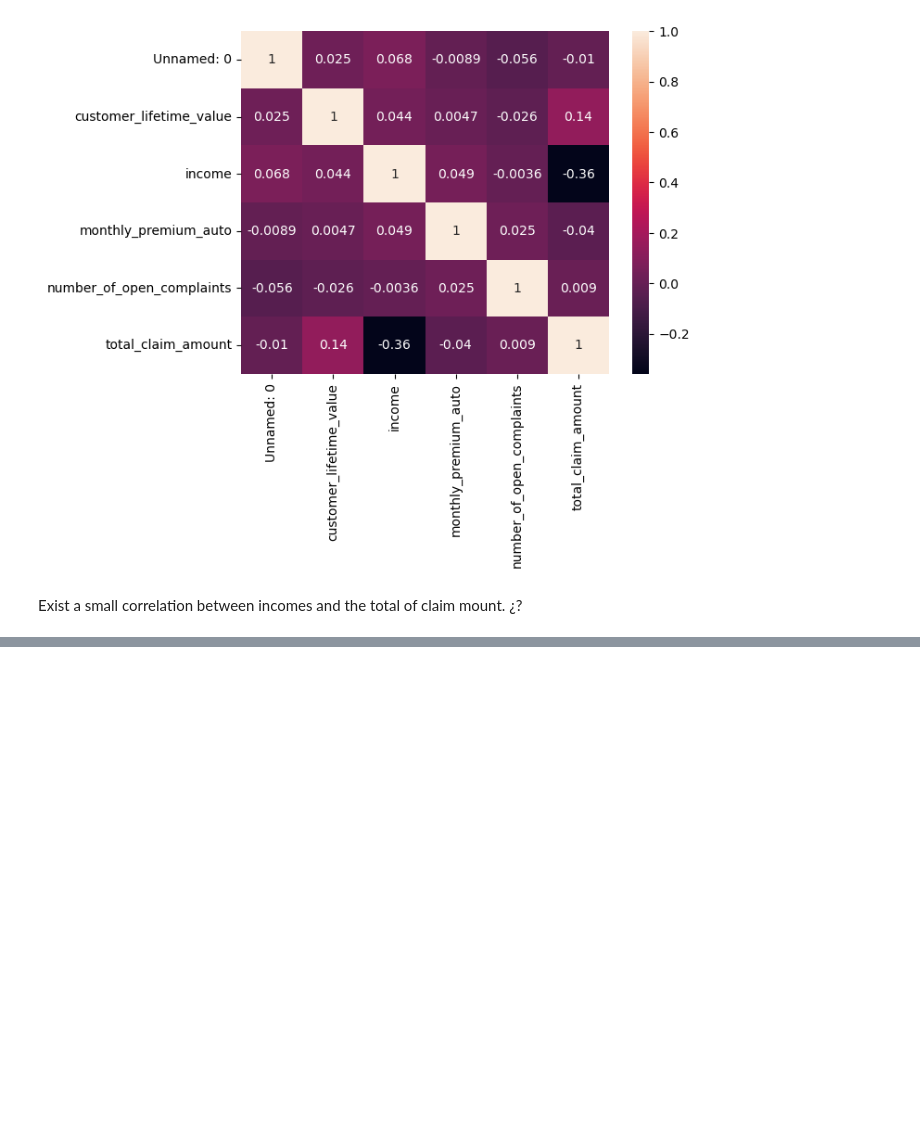
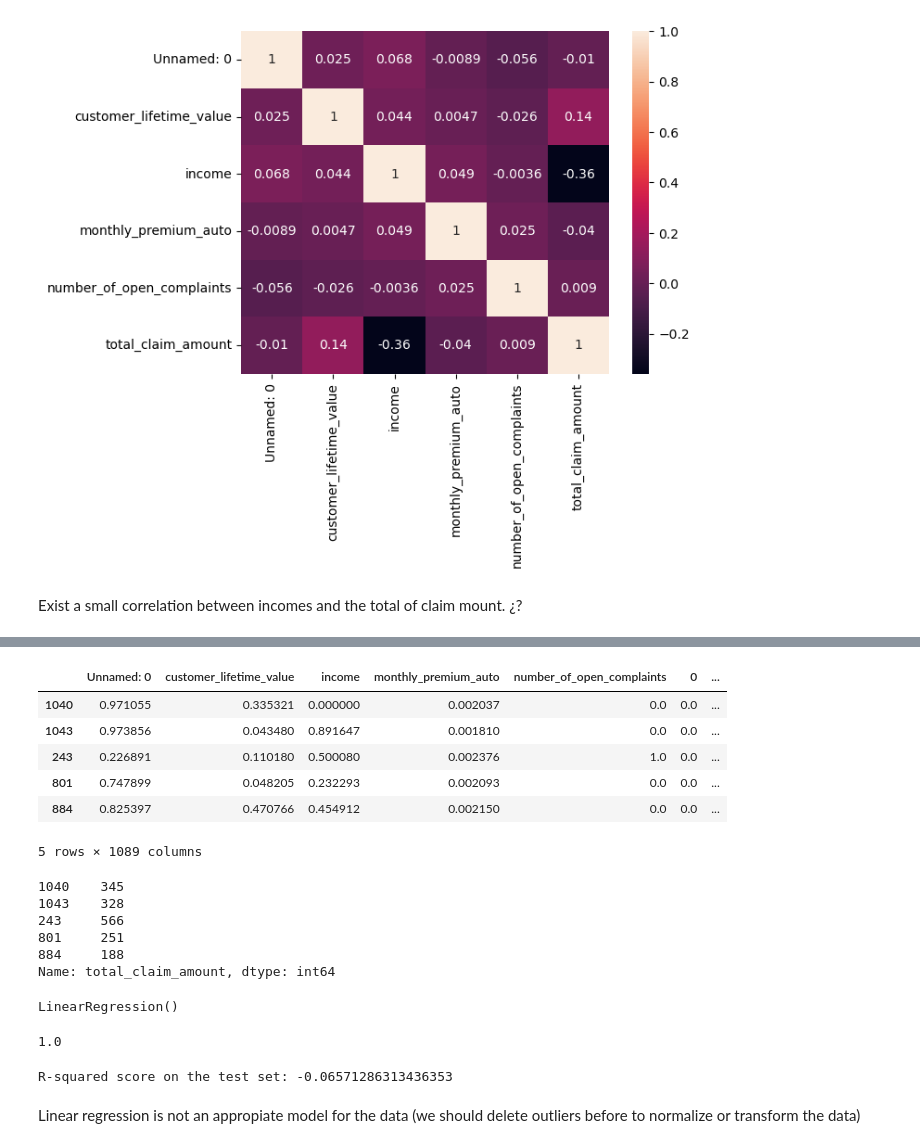
Before and after one commit to katchuli/lab-dw-data-cleaning-and-formatting, a Jupyter notebook: lab-dw-data-cleaning-and-formatting.ipynb, the cells around one changed output, grey strips where cells are left out. Cells and saved outputs as stored; diff of their text form; code cells hidden in the pictures; blank space fills up the shorter version.

```diff
--- a/lab-dw-data-cleaning-and-formatting.ipynb
+++ b/lab-dw-data-cleaning-and-formatting.ipynb
@@ -720,0 +803,3 @@ pd.DataFrame(x_standardized, columns=X_num.columns)
+# %%
+from sklearn.model_selection import train_test_split
+X_train, X_test, y_train, y_test = train_test_split(X, y, test_size=0.2, random_state=42)
@@ -720,0 +816,46 @@ pd.DataFrame(x_standardized, columns=X_num.columns)
+# %%
+X_train.head()
+# %% [output]
+|  | Unnamed: 0 | customer_lifetime_value | income | monthly_premium_auto | number_of_open_complaints | 0 | ... |
+| 1040 | 0.971055 | 0.335321 | 0.000000 | 0.002037 | 0.0 | 0.0 | ... |
+| 1043 | 0.973856 | 0.043480 | 0.891647 | 0.001810 | 0.0 | 0.0 | ... |
+| 243 | 0.226891 | 0.110180 | 0.500080 | 0.002376 | 1.0 | 0.0 | ... |
+| 801 | 0.747899 | 0.048205 | 0.232293 | 0.002093 | 0.0 | 0.0 | ... |
+| 884 | 0.825397 | 0.470766 | 0.454912 | 0.002150 | 0.0 | 0.0 | ... |
+5 rows × 1089 columns
+# %%
+y_train.head()
+# %% [output]
+1040    345
+1043    328
+243     566
+801     251
+884     188
+Name: total_claim_amount, dtype: int64
+# %%
+from sklearn import linear_model
+# Convert feature names to strings
+X_train.columns = X_train.columns.astype(str)
+# Create and fit the linear regression model
+lm = linear_model.LinearRegression()
+lm.fit(X_train, y_train)
+# %% [output]
+LinearRegression()
+# %%
+from sklearn.metrics import r2_score
+predictions = lm.predict(X_train)
+r2_score(y_train, predictions)
+# %% [output]
+1.0
+# %%
+# Convert feature names to strings for X_test
+X_test.columns = X_test.columns.astype(str)
+
+predictions_test = lm.predict(X_test)
+
+r2 = r2_score(y_test, predictions_test)
+print("R-squared score on the test set:", r2)
+# %% [output]
+R-squared score on the test set: -0.06571286313436353
+# %% [markdown]
+Linear regression is not an appropiate model for the data (we should delete outliers before to normalize or transform the data)
```
Also changed, not shown: parts of 19 cells of this notebook.
